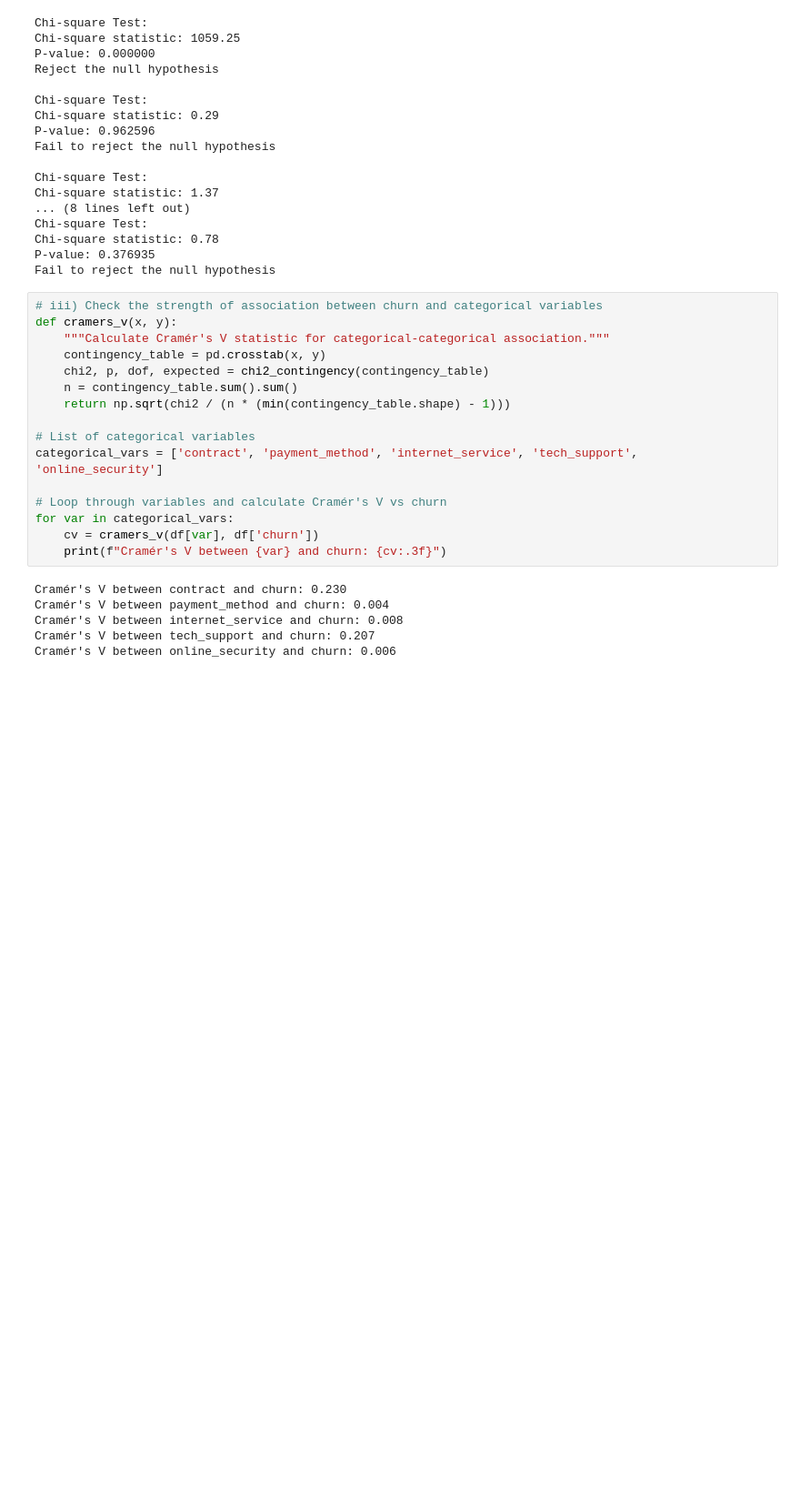
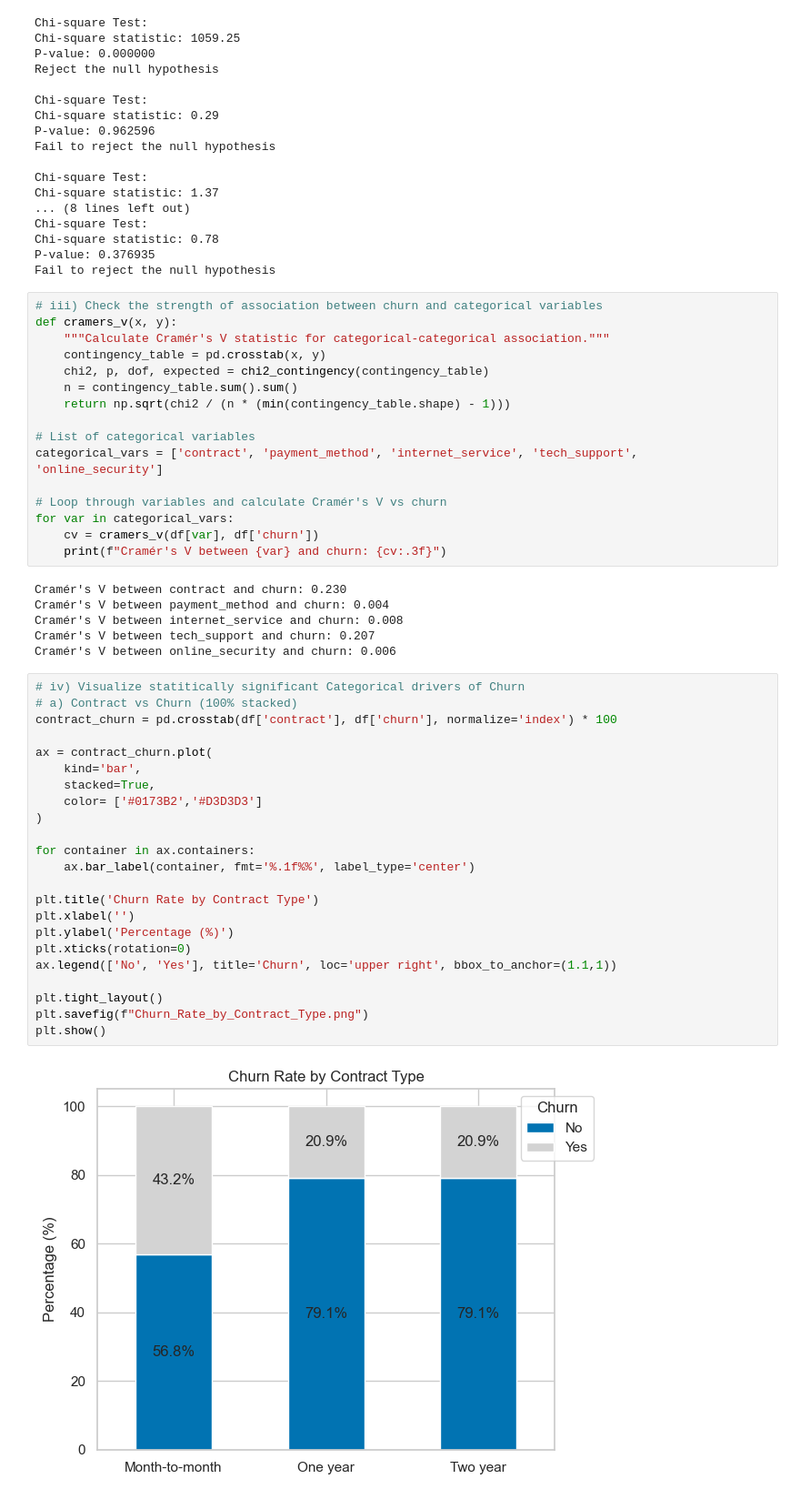
Before and after one commit to Felgona/Customer_Churn_EDA, a Jupyter notebook: notebooks/Customer_Churn_EDA.ipynb, the cells around one changed output. Shown at 91% size. Cells and saved outputs as stored; diff of their text form; blank space fills up the shorter version.

```diff
--- a/notebooks/Customer_Churn_EDA.ipynb
+++ b/notebooks/Customer_Churn_EDA.ipynb
@@ -622,3 +627,28 @@ Cramér's V between payment_method and churn: 0.004
 Cramér's V between internet_service and churn: 0.008
 Cramér's V between tech_support and churn: 0.207
 Cramér's V between online_security and churn: 0.006
+# %%
+# iv) Visualize statitically significant Categorical drivers of Churn
+# a) Contract vs Churn (100% stacked)
+contract_churn = pd.crosstab(df['contract'], df['churn'], normalize='index') * 100
+
+ax = contract_churn.plot(
+    kind='bar',
+    stacked=True,
+    color= ['#0173B2','#D3D3D3']
+)
+
+for container in ax.containers:
+    ax.bar_label(container, fmt='%.1f%%', label_type='center')
+
+plt.title('Churn Rate by Contract Type')
+plt.xlabel('')
+plt.ylabel('Percentage (%)')
+plt.xticks(rotation=0)
+ax.legend(['No', 'Yes'], title='Churn', loc='upper right', bbox_to_anchor=(1.1,1))
+
+plt.tight_layout()
+plt.savefig(f"Churn_Rate_by_Contract_Type.png")
+plt.show()
+# %% [output]
+[figure, added]
```
Also changed, not shown: parts of 2 cells of this notebook, 4 other files.
